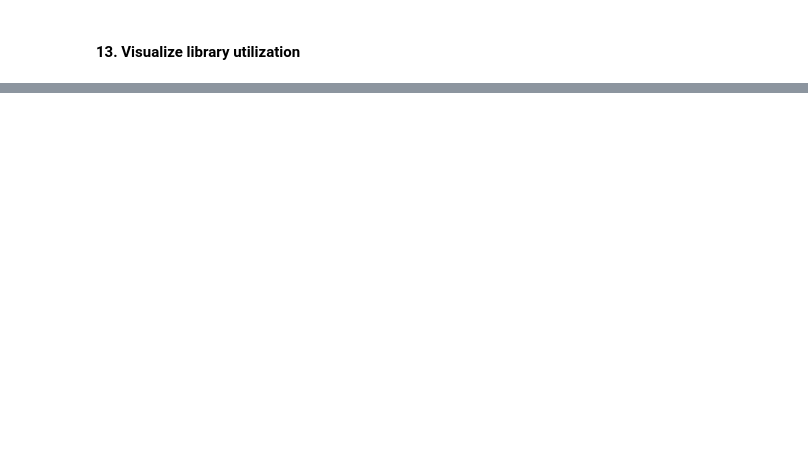
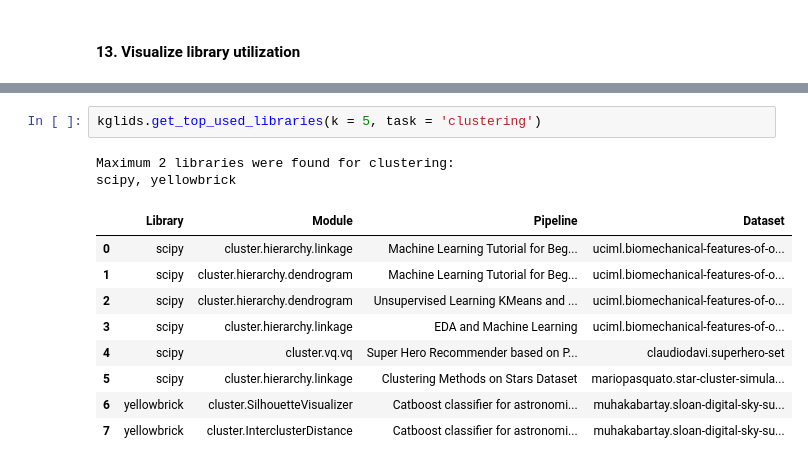
Before and after one commit to CoDS-GCS/kglids, a Jupyter notebook: KGLiDS_notebook.ipynb, the cells around one changed output, grey strips where cells are left out. Drawn from its saved outputs; the diff is of its cells as text; blank space fills up the shorter version.

Commit message:
add get_top_used_libraries() api

```diff
--- a/KGLiDS_notebook.ipynb
+++ b/KGLiDS_notebook.ipynb
@@ -262,0 +244,14 @@ kglids.get_top_k_library_used(dataset='fedesoriano.hepatitis-c-dataset', k=15)
+# %%
+kglids.get_top_used_libraries(k = 5, task = 'clustering')
+# %% [output]
+Maximum 2 libraries were found for clustering:
+scipy, yellowbrick
+|  | Library | Module | Pipeline | Dataset |
+| 0 | scipy | cluster.hierarchy.linkage | Machine Learning Tutorial for Beg... | uciml.biomechanical-features-of-o... |
+| 1 | scipy | cluster.hierarchy.dendrogram | Machine Learning Tutorial for Beg... | uciml.biomechanical-features-of-o... |
+| 2 | scipy | cluster.hierarchy.dendrogram | Unsupervised Learning KMeans and ... | uciml.biomechanical-features-of-o... |
+| 3 | scipy | cluster.hierarchy.linkage | EDA and Machine Learning | uciml.biomechanical-features-of-o... |
+| 4 | scipy | cluster.vq.vq | Super Hero Recommender based on P... | claudiodavi.superhero-set |
+| 5 | scipy | cluster.hierarchy.linkage | Clustering Methods on Stars Dataset | mariopasquato.star-cluster-simula... |
+| 6 | yellowbrick | cluster.SilhouetteVisualizer | Catboost classifier for astronomi... | muhakabartay.sloan-digital-sky-su... |
+| 7 | yellowbrick | cluster.InterclusterDistance | Catboost classifier for astronomi... | muhakabartay.sloan-digital-sky-su... |
```
Also changed, not shown: parts of 20 cells of this notebook, 2 other files.
